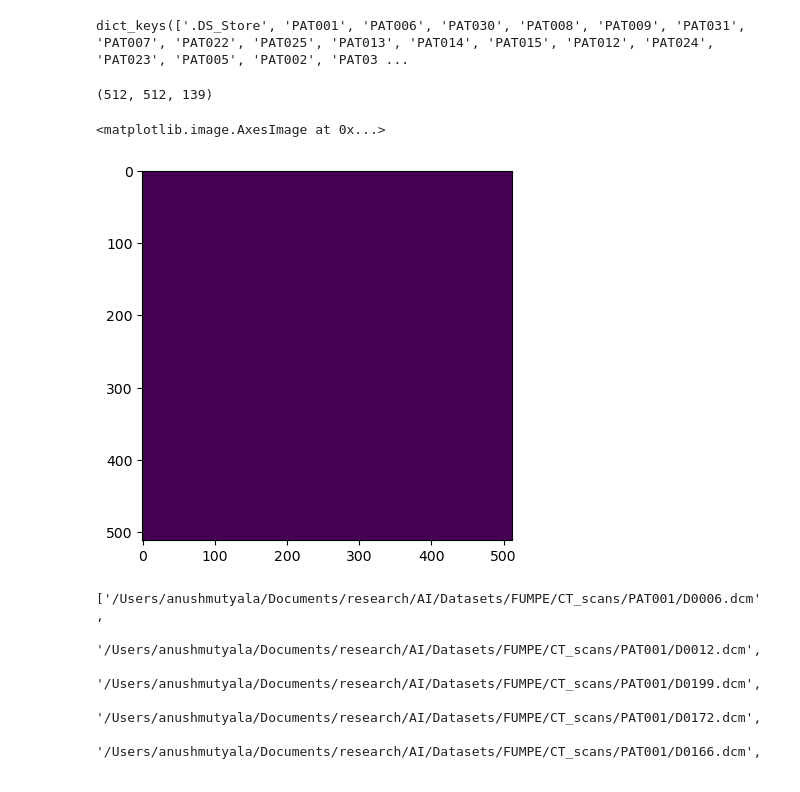
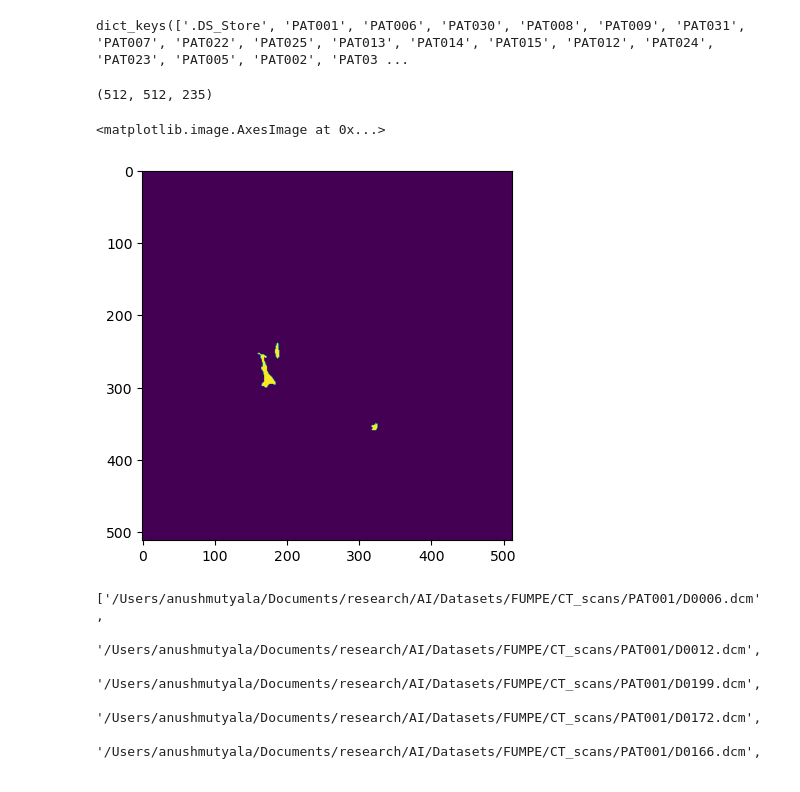
Before and after one commit to anmutechsupport/embolism-detection-cov19, a Jupyter notebook: main.ipynb, the cells around one changed output. Drawn from its saved outputs; the diff is of its cells as text; code cells hidden in the pictures.

```diff
--- a/main.ipynb
+++ b/main.ipynb
@@ -88,8 +90,8 @@ DATA_DIR = config('DATA_DIR')
 FUMPE_PATH = DATA_DIR+'/FUMPE'
 
 ground_truths = helpers.absoluteFilePaths(FUMPE_PATH+'/GroundTruth')
-eg_mat = next(ground_truths)
-print(eg_mat)
+eg_mat = list(ground_truths)
+print(eg_mat[0])
 
 dir_struct = helpers.get_directory_structure(FUMPE_PATH+'/CT_scans')
 dir_struct['CT_scans'].keys()
@@ -98,15 +100,15 @@ dir_struct['CT_scans'].keys()
 dict_keys(['.DS_Store', 'PAT001', 'PAT006', 'PAT030', 'PAT008', 'PAT009', 'PAT031', 'PAT007', 'PAT022', 'PAT025', 'PAT013', 'PAT014', 'PAT015', 'PAT012', 'PAT024', 'PAT023', 'PAT005', 'PAT002', 'PAT03 ...
 # %%
 import scipy.io
-mat = scipy.io.loadmat(eg_mat)
+mat = scipy.io.loadmat([x for x in eg_mat if 'PAT016' in x][0])
 truth_arr =  mat['Mask']
 print(truth_arr.shape) # first 2 dimensions are the size of the image + labels indexed by (x, y), last dimension is the number of dicoms per patient -> varies by patient
 
-plt.imshow(truth_arr[:, :, 0]) # ok but how tf do ik whos mans are positive and negative
+plt.imshow(truth_arr[:, :, 105])
 # %% [output]
-(512, 512, 139)
+(512, 512, 235)
 <matplotlib.image.AxesImage at 0x...>
-[figure, old version]
+[figure, new version]
 # %%
 dicom_files = list(helpers.absoluteFilePaths(FUMPE_PATH+'/CT_scans'))
 dicom_files
```
Also changed, not shown: parts of 5 cells of this notebook.
